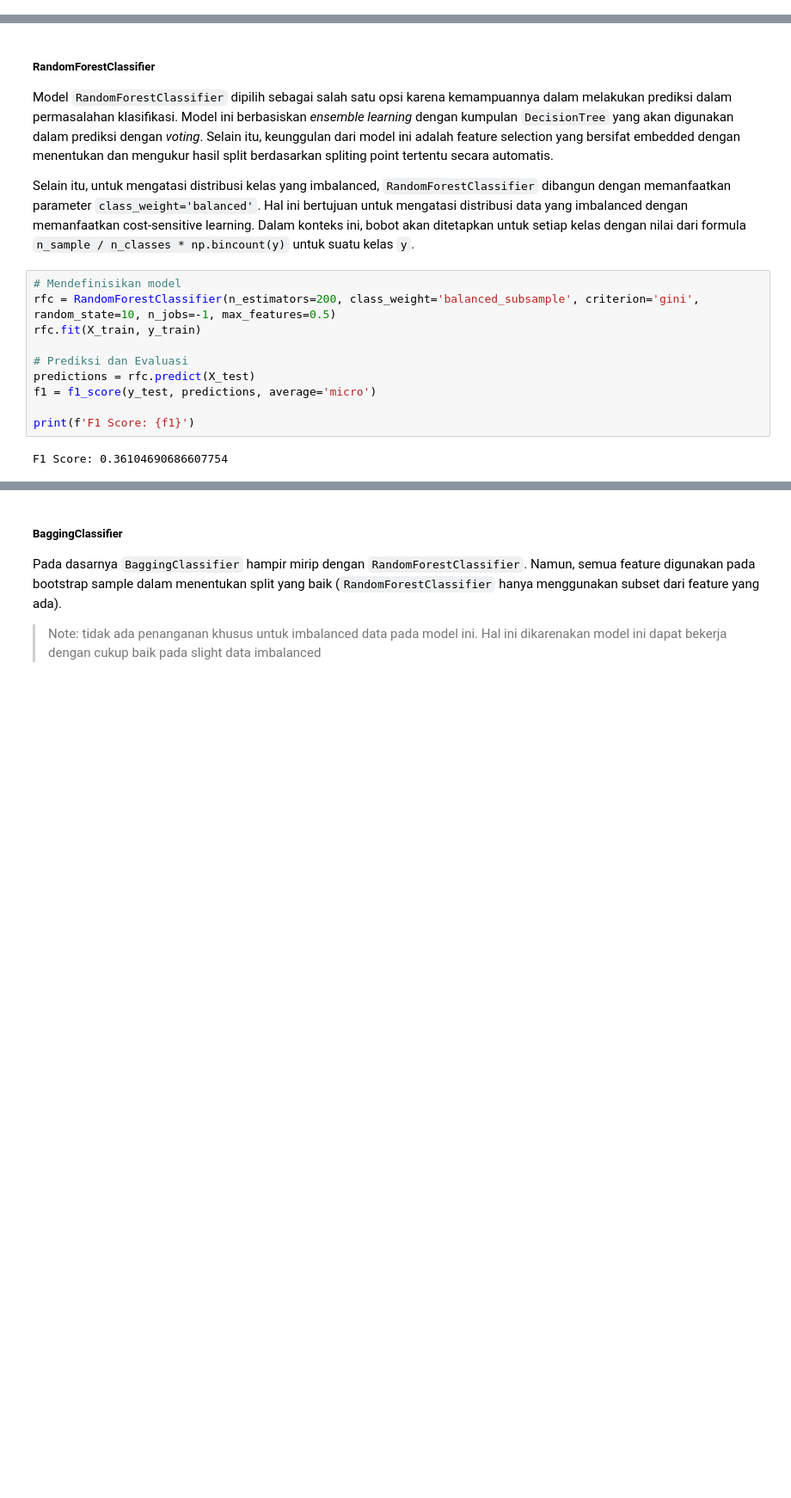
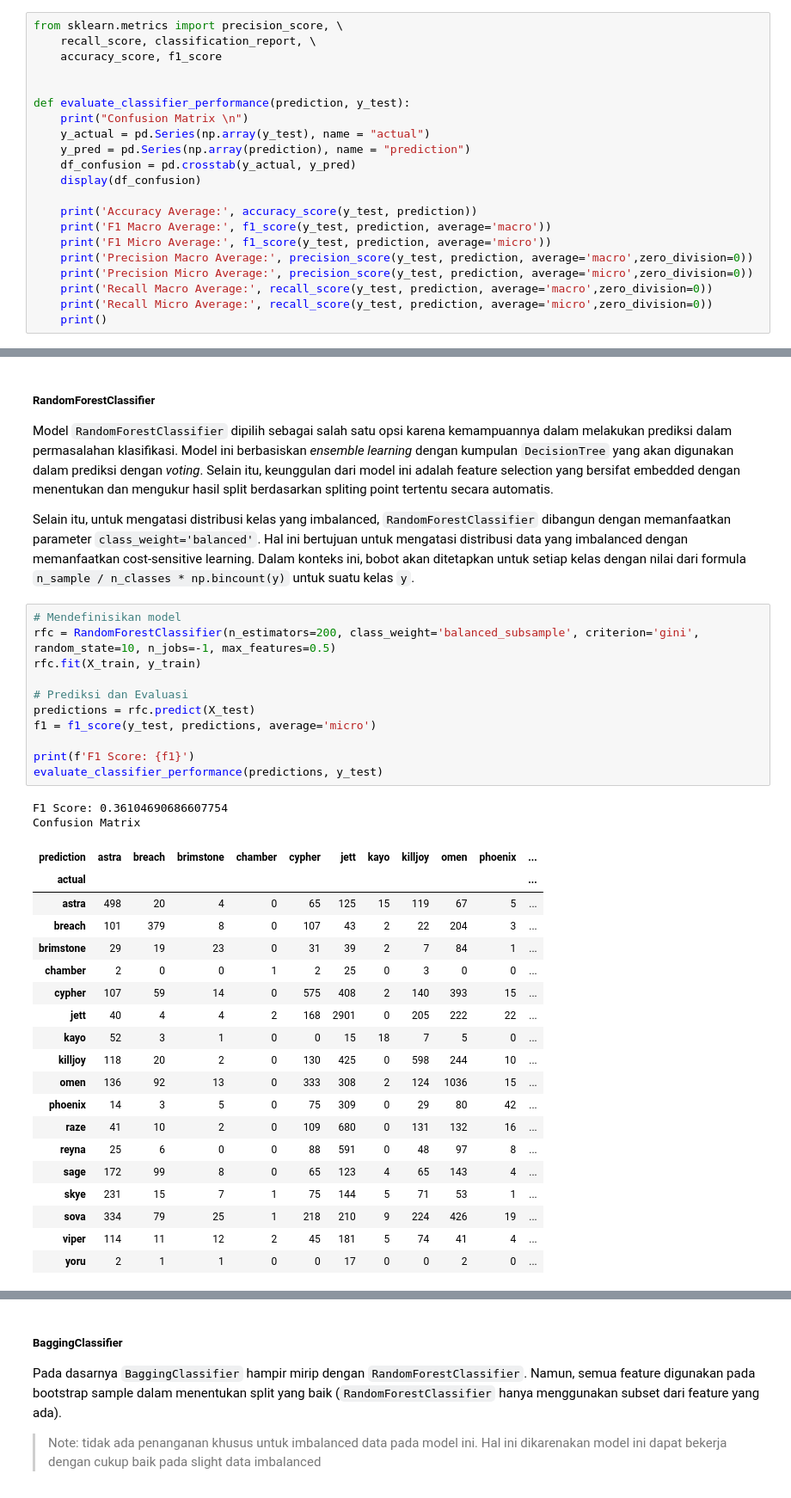
Before and after one commit to LyzanderAndrylie/kasdad-tk, a Jupyter notebook: TK_Data+.ipynb, the cells around one changed output, grey strips where cells are left out. Shown at 86% size. Saved outputs shown, nothing was run; the diff lists cells and outputs as text; blank space fills up the shorter version.

Commit message:
Add metric for classification

```diff
--- a/TK_Data+.ipynb
+++ b/TK_Data+.ipynb
@@ -74,6 +74,27 @@ warnings.simplefilter(action='ignore', category=FutureWarning)
 # %% [output]
 The autoreload extension is already loaded. To reload it, use:
   %reload_ext autoreload
+# %%
+from sklearn.metrics import precision_score, \
+    recall_score, classification_report, \
+    accuracy_score, f1_score
+
+
+def evaluate_classifier_performance(prediction, y_test):
+    print("Confusion Matrix \n")
+    y_actual = pd.Series(np.array(y_test), name = "actual")
+    y_pred = pd.Series(np.array(prediction), name = "prediction")
+    df_confusion = pd.crosstab(y_actual, y_pred)
+    display(df_confusion)
+
+    print('Accuracy Average:', accuracy_score(y_test, prediction))
+    print('F1 Macro Average:', f1_score(y_test, prediction, average='macro'))
+    print('F1 Micro Average:', f1_score(y_test, prediction, average='micro'))
+    print('Precision Macro Average:', precision_score(y_test, prediction, average='macro',zero_division=0))
+    print('Precision Micro Average:', precision_score(y_test, prediction, average='micro',zero_division=0))
+    print('Recall Macro Average:', recall_score(y_test, prediction, average='macro',zero_division=0))
+    print('Recall Micro Average:', recall_score(y_test, prediction, average='micro',zero_division=0))
+    print()
 # %% [markdown]
 ## Dataset
 # %% [markdown]
@@ -2473,12 +2494,33 @@ Selain itu, untuk mengatasi distribusi kelas yang imbalanced, `RandomForestClass
 # %%
 # Mendefinisikan model
 rfc = RandomForestClassifier(n_estimators=200, class_weight='balanced_subsample', criterion='gini', random_state=10, n_jobs=-1, max_features=0.5)
 rfc.fit(X_train, y_train)
 
 # Prediksi dan Evaluasi
 predictions = rfc.predict(X_test)
 f1 = f1_score(y_test, predictions, average='micro')
 
 print(f'F1 Score: {f1}')
+evaluate_classifier_performance(predictions, y_test)
 # %% [output]
 F1 Score: 0.36104690686607754
+Confusion Matrix
+| prediction | astra | breach | brimstone | chamber | cypher | jett | kayo | killjoy | omen | phoenix | ... |
+| actual |  |  |  |  |  |  |  |  |  |  | ... |
+| astra | 498 | 20 | 4 | 0 | 65 | 125 | 15 | 119 | 67 | 5 | ... |
+| breach | 101 | 379 | 8 | 0 | 107 | 43 | 2 | 22 | 204 | 3 | ... |
+| brimstone | 29 | 19 | 23 | 0 | 31 | 39 | 2 | 7 | 84 | 1 | ... |
+| chamber | 2 | 0 | 0 | 1 | 2 | 25 | 0 | 3 | 0 | 0 | ... |
+| cypher | 107 | 59 | 14 | 0 | 575 | 408 | 2 | 140 | 393 | 15 | ... |
+| jett | 40 | 4 | 4 | 2 | 168 | 2901 | 0 | 205 | 222 | 22 | ... |
+| kayo | 52 | 3 | 1 | 0 | 0 | 15 | 18 | 7 | 5 | 0 | ... |
+| killjoy | 118 | 20 | 2 | 0 | 130 | 425 | 0 | 598 | 244 | 10 | ... |
+| omen | 136 | 92 | 13 | 0 | 333 | 308 | 2 | 124 | 1036 | 15 | ... |
+| phoenix | 14 | 3 | 5 | 0 | 75 | 309 | 0 | 29 | 80 | 42 | ... |
+| raze | 41 | 10 | 2 | 0 | 109 | 680 | 0 | 131 | 132 | 16 | ... |
+| reyna | 25 | 6 | 0 | 0 | 88 | 591 | 0 | 48 | 97 | 8 | ... |
+| sage | 172 | 99 | 8 | 0 | 65 | 123 | 4 | 65 | 143 | 4 | ... |
+| skye | 231 | 15 | 7 | 1 | 75 | 144 | 5 | 71 | 53 | 1 | ... |
+| sova | 334 | 79 | 25 | 1 | 218 | 210 | 9 | 224 | 426 | 19 | ... |
+| viper | 114 | 11 | 12 | 2 | 45 | 181 | 5 | 74 | 41 | 4 | ... |
+| yoru | 2 | 1 | 1 | 0 | 0 | 17 | 0 | 0 | 2 | 0 | ... |
```
Also changed, not shown: parts of 6 cells of this notebook.
